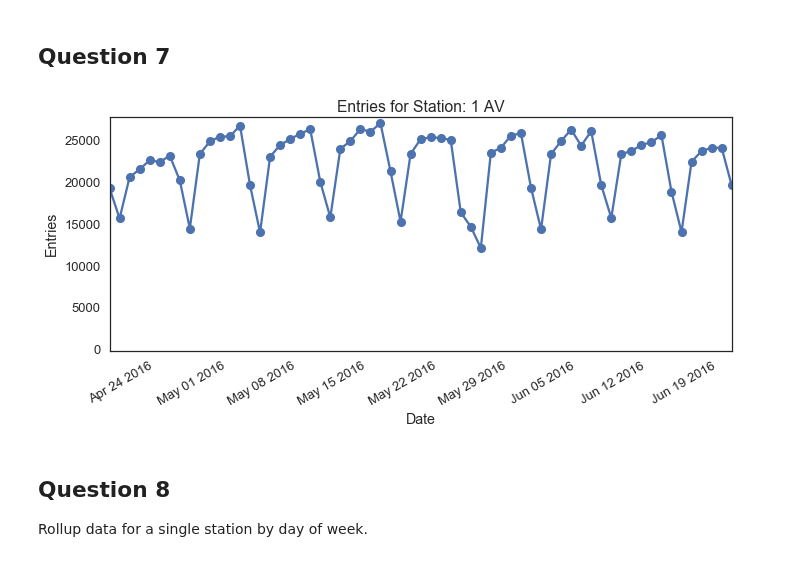
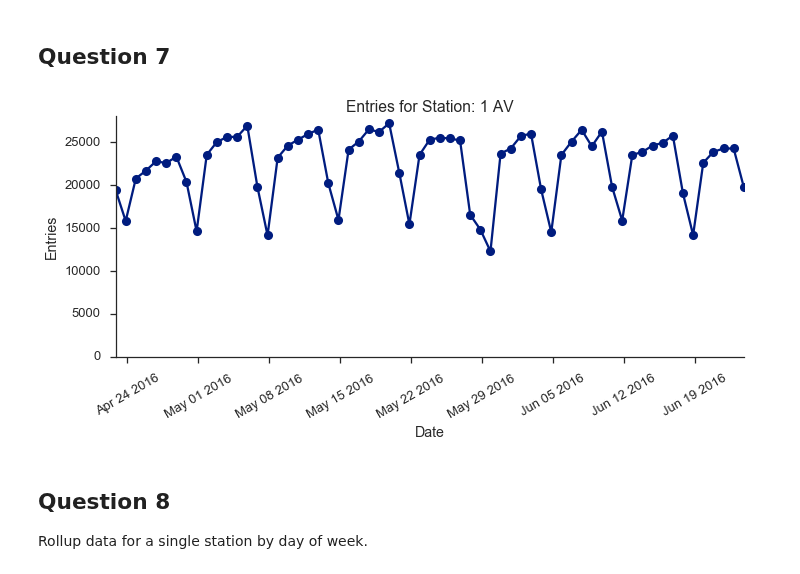
Before and after one commit to robinsones/dsp, a Jupyter notebook: challenges/submissions/01-benson/michelle/Challenge_1.ipynb, the cells around one changed output. Saved outputs shown, nothing was run; the diff lists cells and outputs as text; code cells hidden in the pictures.

```diff
--- a/challenges/submissions/01-benson/michelle/Challenge_1.ipynb
+++ b/challenges/submissions/01-benson/michelle/Challenge_1.ipynb
@@ -10,6 +10,10 @@ import datetime as dt
 
 pp = pprint.PrettyPrinter(indent=2)
 
+sns.set_context('talk')
+sns.set_style('ticks')
+#sns.set_style({'xtick.major.size':1.0, 'ytick.major.size':1.0})
+
 %matplotlib inline
 # %% [markdown]
 # Challenge 1
@@ -269,8 +273,7 @@ Most counts were acquired every four hours
 
 The remaining questions were performed on Pandas data.
 # %%
-sns.set_context('talk')
-sns.set_style('white')
+sns.set_palette('dark')
 
 pos = pd_timeseries.index[0]
 ax = pd_timeseries.loc[pos].plot('DATE_TIME', 'ENTRIES',
@@ -282,4 +285,5 @@ ax.set_title('Entries for Turnstile: ' + ' '.join(pos))
 plt.xticks(rotation=30)
 
 plt.tight_layout()
+sns.despine()
 # %% [output]
@@ -345,24 +349,22 @@ pd_timeseries_by_station_date.head(n=10)
 # %% [markdown]
 ## Question 7
 # %%
-sns.set_context('talk')
-sns.set_style('white')
-
 pos = pd_timeseries_by_station_date.index[0]
 ax = pd_timeseries_by_station_date.loc[pos].plot('DATE', 'ENTRIES',
                                             kind='line',
                                             marker='o', ls='-',
                                             figsize=(10,5), legend=False)
 
 ax.set_ylim(0, ax.get_ylim()[1])
 ax.set_xlabel('Date')
 ax.set_ylabel('Entries')
 ax.set_title('Entries for Station: ' + pos)
 plt.xticks(rotation=30)
 
 plt.tight_layout()
+sns.despine()
 # %% [output]
-[figure, old version]
+[figure, new version]
 # %% [markdown]
 ## Question 8
 
```
Also changed, not shown: parts of 5 cells of this notebook.
